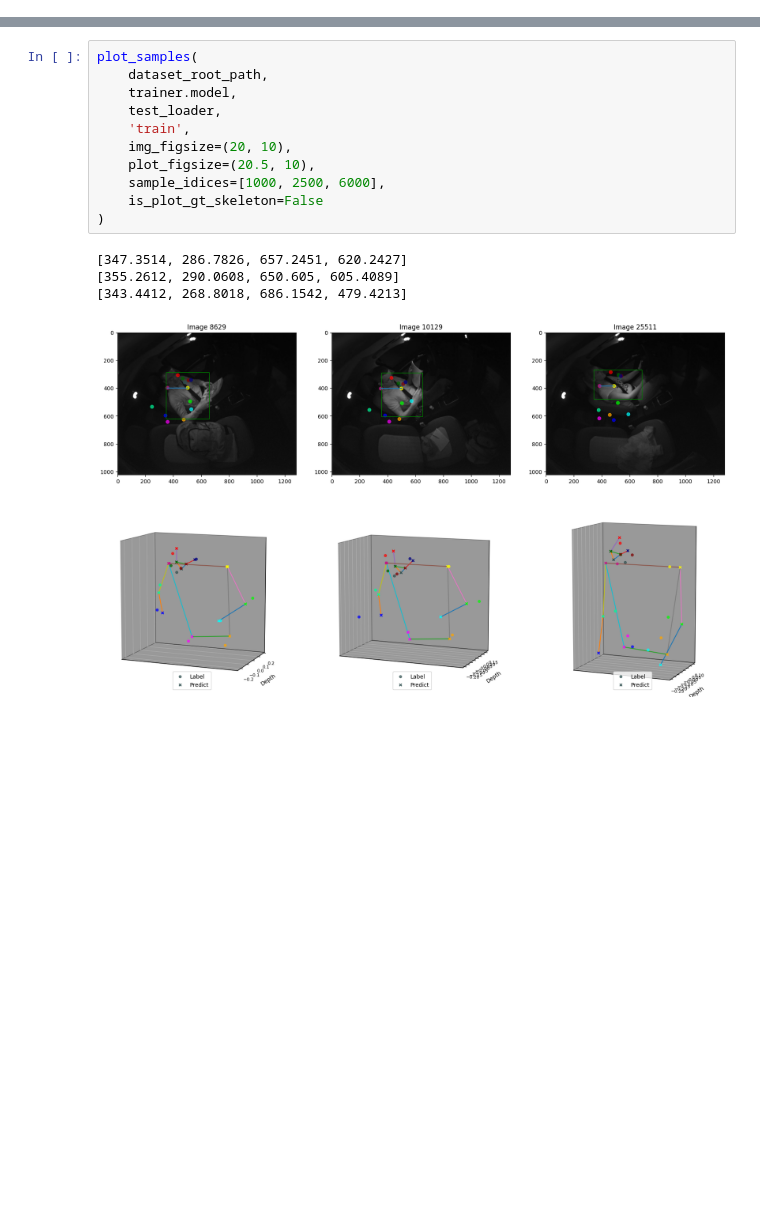
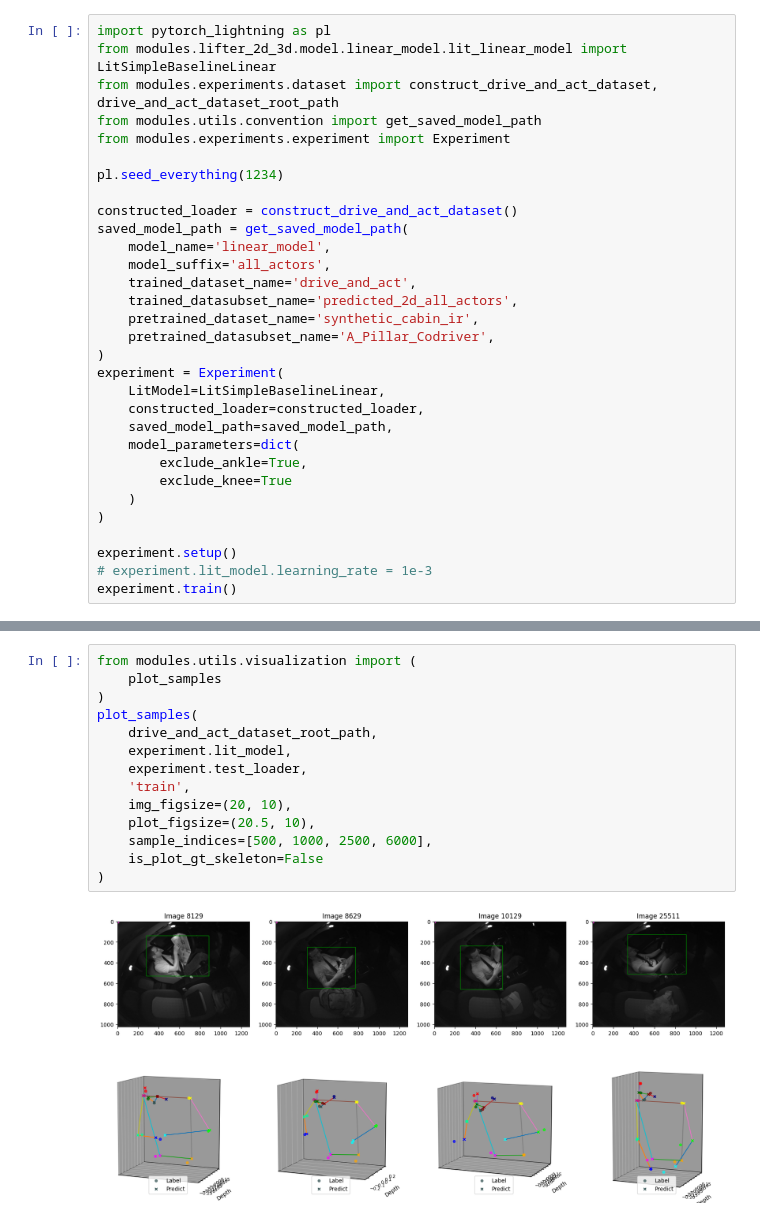
Before and after one commit to gentlerainsky/tuwien_thesis_3d_pose_estimation, a Jupyter notebook: script/lifter_2d_3d/linear_model/train/drive_and_act/linear_model_with_2d_drive_and_act_predict_all_actors.ipynb, the cells around one changed output, grey strips where cells are left out. Cells and saved outputs as stored; diff of their text form; blank space fills up the shorter version.

```diff
--- a/script/lifter_2d_3d/linear_model/train/drive_and_act/linear_model_with_2d_drive_and_act_predict_all_actors.ipynb
+++ b/script/lifter_2d_3d/linear_model/train/drive_and_act/linear_model_with_2d_drive_and_act_predict_all_actors.ipynb
@@ -241,0 +1,31 @@ dtype: float64
+# %%
+import pytorch_lightning as pl
+from modules.lifter_2d_3d.model.linear_model.lit_linear_model import LitSimpleBaselineLinear
+from modules.experiments.dataset import construct_drive_and_act_dataset, drive_and_act_dataset_root_path
+from modules.utils.convention import get_saved_model_path
+from modules.experiments.experiment import Experiment
+
+pl.seed_everything(1234)
+
+constructed_loader = construct_drive_and_act_dataset()
+saved_model_path = get_saved_model_path(
+    model_name='linear_model',
+    model_suffix='all_actors',
+    trained_dataset_name='drive_and_act',
+    trained_datasubset_name='predicted_2d_all_actors',
+    pretrained_dataset_name='synthetic_cabin_ir',
+    pretrained_datasubset_name='A_Pillar_Codriver',
+)
+experiment = Experiment(
+    LitModel=LitSimpleBaselineLinear,
+    constructed_loader=constructed_loader,
+    saved_model_path=saved_model_path,
+    model_parameters=dict(
+        exclude_ankle=True,
+        exclude_knee=True
+    )
+)
+
+experiment.setup()
+# experiment.lit_model.learning_rate = 1e-3
+experiment.train()
@@ -242,17 +117,17 @@ dtype: float64
 # %%
+from modules.utils.visualization import (
+    plot_samples
+)
 plot_samples(
-    dataset_root_path,
-    trainer.model,
-    test_loader,
+    drive_and_act_dataset_root_path,
+    experiment.lit_model,
+    experiment.test_loader,
     'train',
     img_figsize=(20, 10),
     plot_figsize=(20.5, 10),
-    sample_idices=[1000, 2500, 6000],
+    sample_indices=[500, 1000, 2500, 6000],
     is_plot_gt_skeleton=False
 )
 # %% [output]
-[347.3514, 286.7826, 657.2451, 620.2427]
-[355.2612, 290.0608, 650.605, 605.4089]
-[343.4412, 268.8018, 686.1542, 479.4213]
-[figure, old version]
+[figure, new version]
-[figure, old version]
+[figure, new version]
```
Also changed, not shown: parts of 9 cells of this notebook, 15 other files.
